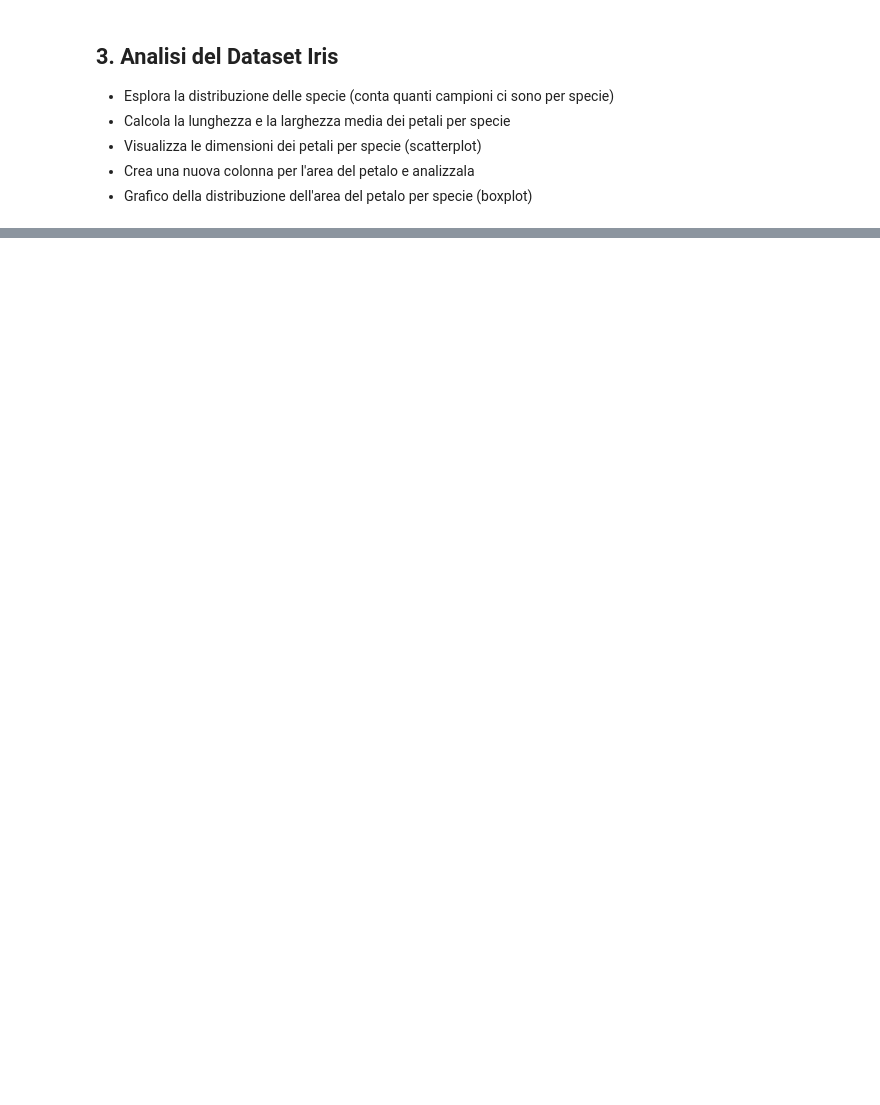
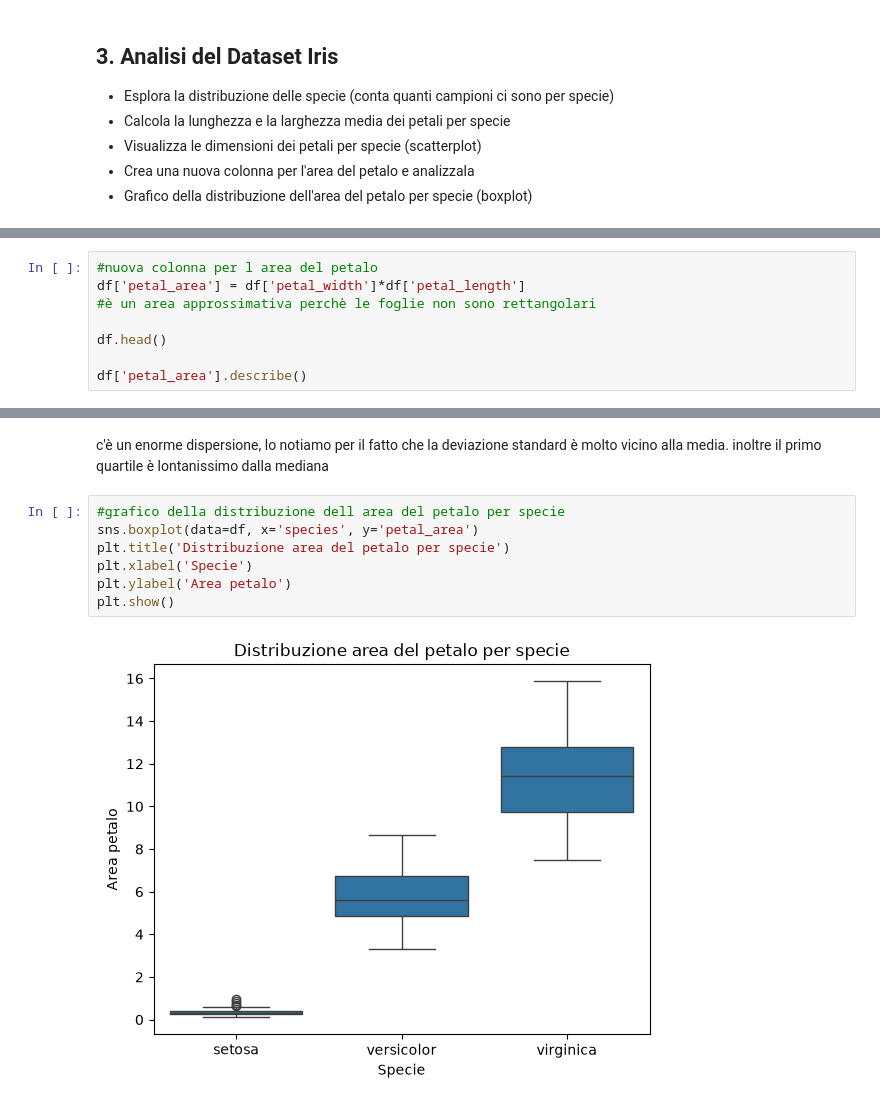
Before and after one commit to Andreabur06/ProgrammingLab, a Jupyter notebook: ESERCIZI/5.4_Esercizi_lez_5.ipynb, the cells around one changed output, grey strips where cells are left out. Drawn from its saved outputs; the diff is of its cells as text; blank space fills up the shorter version.

```diff
--- a/ESERCIZI/5.4_Esercizi_lez_5.ipynb
+++ b/ESERCIZI/5.4_Esercizi_lez_5.ipynb
@@ -136,0 +212,8 @@ df.head()
+# %%
+#nuova colonna per l area del petalo
+df['petal_area'] = df['petal_width']*df['petal_length']
+#è un area approssimativa perchè le foglie non sono rettangolari
+
+df.head()
+
+df['petal_area'].describe()
@@ -136,0 +230,12 @@ df.head()
+# %% [markdown]
+c'è un enorme dispersione, lo notiamo per il fatto che la deviazione standard è molto vicino alla media.
+inoltre il primo quartile è lontanissimo dalla mediana
+# %%
+#grafico della distribuzione dell area del petalo per specie
+sns.boxplot(data=df, x='species', y='petal_area')
+plt.title('Distribuzione area del petalo per specie')
+plt.xlabel('Specie')
+plt.ylabel('Area petalo')
+plt.show()
+# %% [output]
+[figure, added]
```
Also changed, not shown: parts of 8 cells of this notebook.
